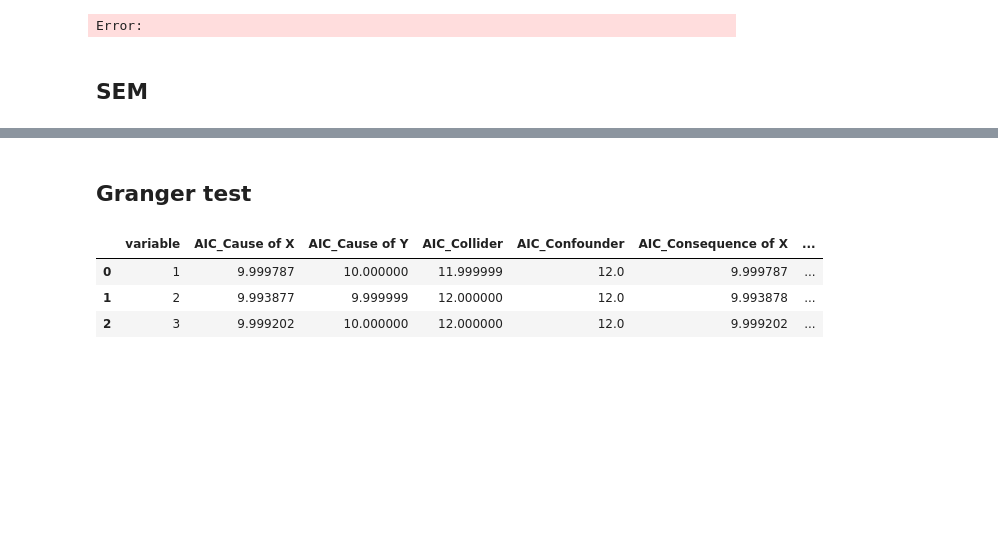
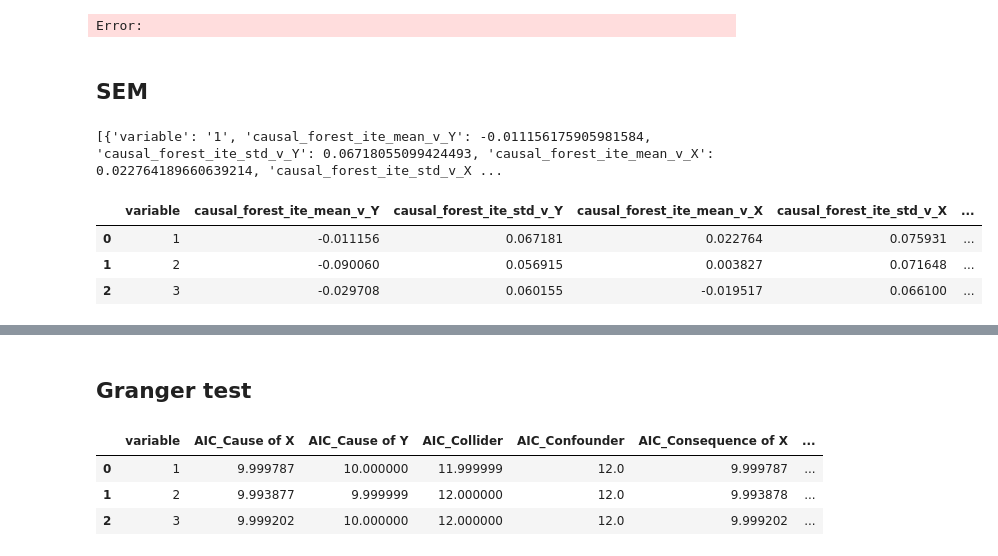
Before and after one commit to Ori-Replication/ADIA-Lab-Causal-Discovery, a Jupyter notebook: try.ipynb, the cells around one changed output, grey strips where cells are left out. Drawn from its saved outputs; the diff is of its cells as text; code cells hidden in the pictures; blank space fills up the shorter version.

```diff
--- a/try.ipynb
+++ b/try.ipynb
@@ -4667,3 +4761,27 @@ def sem_features(dataset):
+# %%
+import numpy as np
+
+# 创建示例数据集
+np.random.seed(42)
+dataset = pd.DataFrame({
+    'X': np.random.normal(size=1000),
+    'Y': np.random.normal(size=1000),
+    '1': np.random.normal(size=1000),
+    '2': np.random.normal(size=1000),
+    '3': np.random.normal(size=1000),
+})
+dataset.name = 'example_dataset'
+
+casual_forest_output = causal_forest_features_econml(dataset)
+# %% [output]
+[{'variable': '1', 'causal_forest_ite_mean_v_Y': -0.011156175905981584, 'causal_forest_ite_std_v_Y': 0.06718055099424493, 'causal_forest_ite_mean_v_X': 0.022764189660639214, 'causal_forest_ite_std_v_X ...
+# %%
+casual_forest_output
+# %% [output]
+|  | variable | causal_forest_ite_mean_v_Y | causal_forest_ite_std_v_Y | causal_forest_ite_mean_v_X | causal_forest_ite_std_v_X | ... |
+| 0 | 1 | -0.011156 | 0.067181 | 0.022764 | 0.075931 | ... |
+| 1 | 2 | -0.090060 | 0.056915 | 0.003827 | 0.071648 | ... |
+| 2 | 3 | -0.029708 | 0.060155 | -0.019517 | 0.066100 | ... |
 # %%
 import numpy as np
 
```
Also changed, not shown: parts of 6 cells of this notebook, 2 other files.
